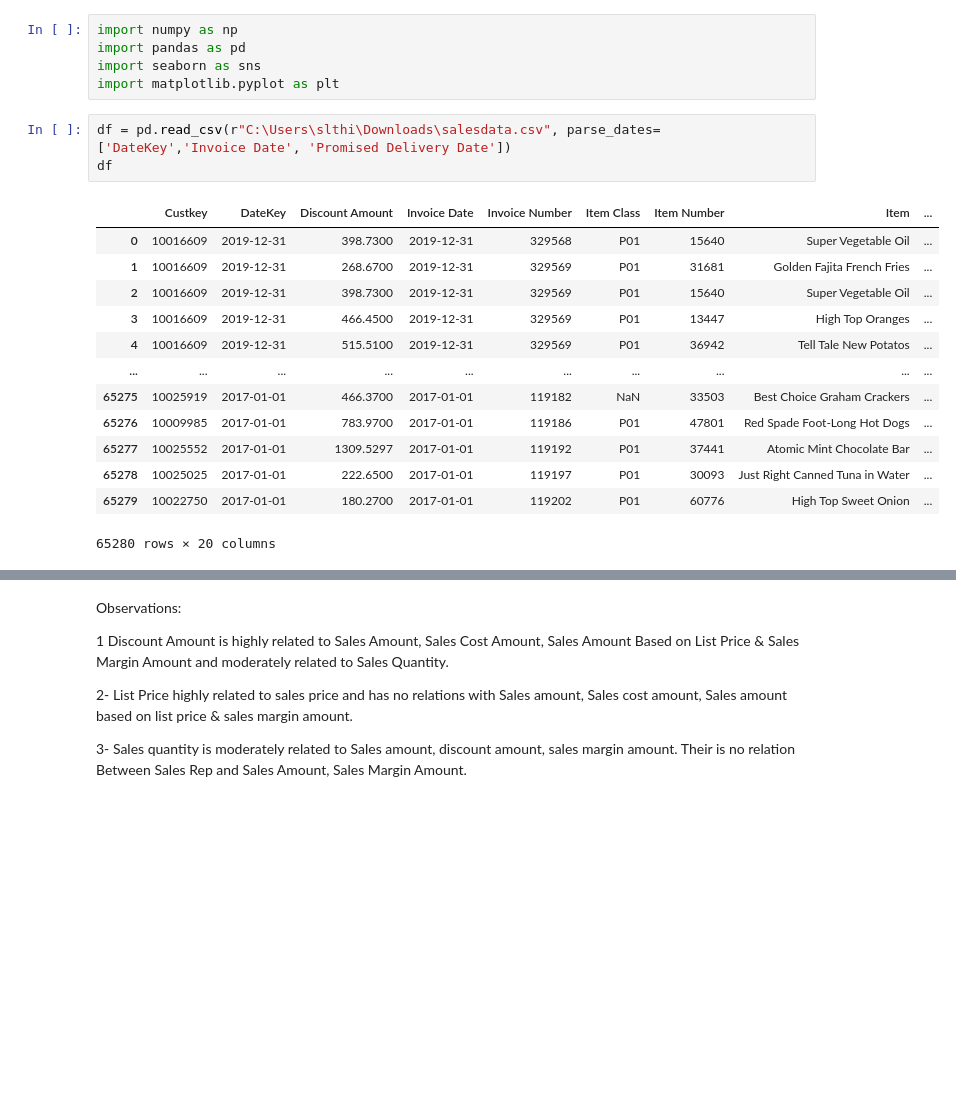
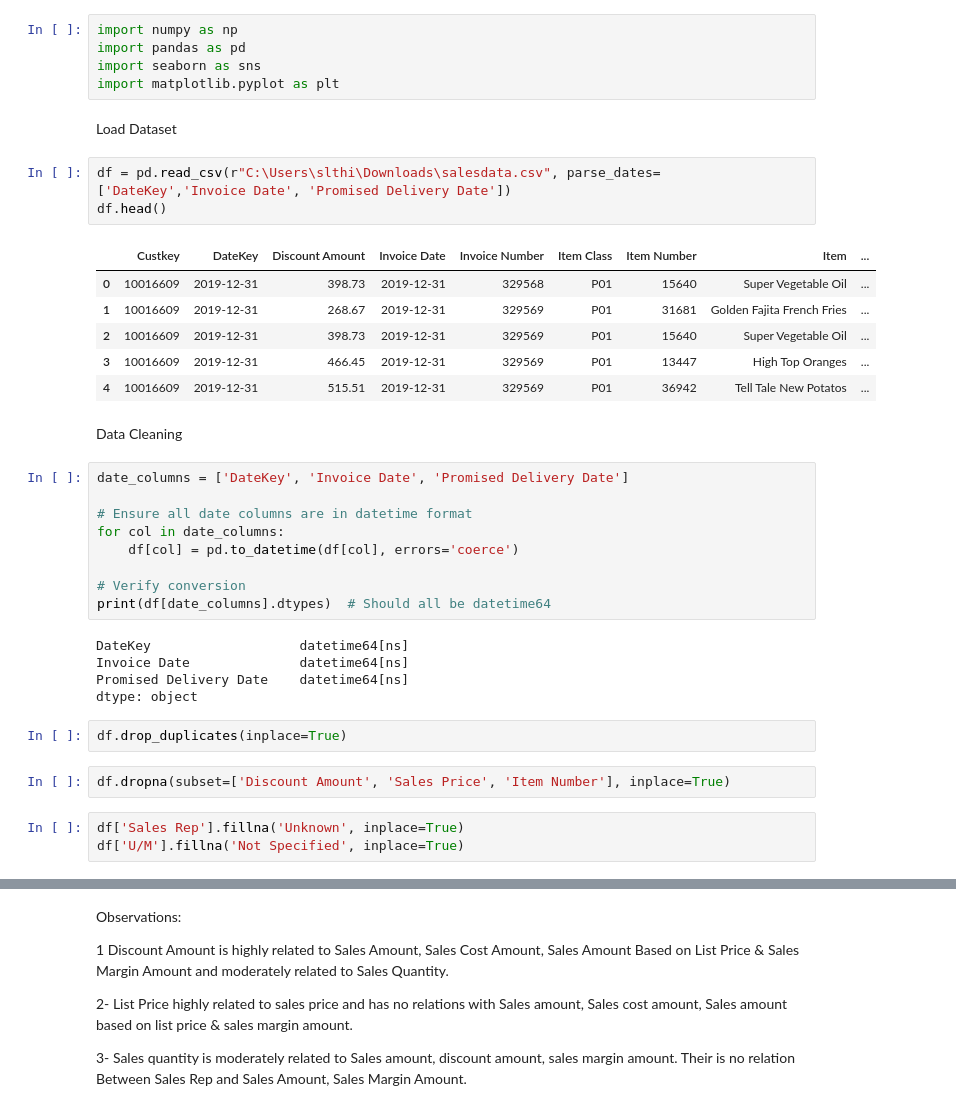
Before and after one commit to thithikshaslt/Amazon-Trends-Analysis, a Jupyter notebook: AmazonProject.ipynb, the cells around one changed output, grey strips where cells are left out. Saved outputs shown, nothing was run; the diff lists cells and outputs as text; blank space fills up the shorter version.

```diff
--- a/AmazonProject.ipynb
+++ b/AmazonProject.ipynb
@@ -3,20 +3,38 @@ import numpy as np
 import pandas as pd
 import seaborn as sns
 import matplotlib.pyplot as plt
+# %% [markdown]
+Load Dataset
 # %%
 df = pd.read_csv(r"C:\Users\slthi\Downloads\salesdata.csv", parse_dates=['DateKey','Invoice Date', 'Promised Delivery Date'])
-df
+df.head()
 # %% [output]
 |  | Custkey | DateKey | Discount Amount | Invoice Date | Invoice Number | Item Class | Item Number | Item | ... |
-| 0 | 10016609 | 2019-12-31 | 398.7300 | 2019-12-31 | 329568 | P01 | 15640 | Super Vegetable Oil | ... |
-| 1 | 10016609 | 2019-12-31 | 268.6700 | 2019-12-31 | 329569 | P01 | 31681 | Golden Fajita French Fries | ... |
-| 2 | 10016609 | 2019-12-31 | 398.7300 | 2019-12-31 | 329569 | P01 | 15640 | Super Vegetable Oil | ... |
-| 3 | 10016609 | 2019-12-31 | 466.4500 | 2019-12-31 | 329569 | P01 | 13447 | High Top Oranges | ... |
-| 4 | 10016609 | 2019-12-31 | 515.5100 | 2019-12-31 | 329569 | P01 | 36942 | Tell Tale New Potatos | ... |
-| ... | ... | ... | ... | ... | ... | ... | ... | ... | ... |
-| 65275 | 10025919 | 2017-01-01 | 466.3700 | 2017-01-01 | 119182 | NaN | 33503 | Best Choice Graham Crackers | ... |
-| 65276 | 10009985 | 2017-01-01 | 783.9700 | 2017-01-01 | 119186 | P01 | 47801 | Red Spade Foot-Long Hot Dogs | ... |
-| 65277 | 10025552 | 2017-01-01 | 1309.5297 | 2017-01-01 | 119192 | P01 | 37441 | Atomic Mint Chocolate Bar | ... |
-| 65278 | 10025025 | 2017-01-01 | 222.6500 | 2017-01-01 | 119197 | P01 | 30093 | Just Right Canned Tuna in Water | ... |
-| 65279 | 10022750 | 2017-01-01 | 180.2700 | 2017-01-01 | 119202 | P01 | 60776 | High Top Sweet Onion | ... |
+| 0 | 10016609 | 2019-12-31 | 398.73 | 2019-12-31 | 329568 | P01 | 15640 | Super Vegetable Oil | ... |
+| 1 | 10016609 | 2019-12-31 | 268.67 | 2019-12-31 | 329569 | P01 | 31681 | Golden Fajita French Fries | ... |
+| 2 | 10016609 | 2019-12-31 | 398.73 | 2019-12-31 | 329569 | P01 | 15640 | Super Vegetable Oil | ... |
+| 3 | 10016609 | 2019-12-31 | 466.45 | 2019-12-31 | 329569 | P01 | 13447 | High Top Oranges | ... |
+| 4 | 10016609 | 2019-12-31 | 515.51 | 2019-12-31 | 329569 | P01 | 36942 | Tell Tale New Potatos | ... |
-65280 rows × 20 columns
+# %% [markdown]
+Data Cleaning
+# %%
+date_columns = ['DateKey', 'Invoice Date', 'Promised Delivery Date']
+
+# Ensure all date columns are in datetime format
+for col in date_columns:
+    df[col] = pd.to_datetime(df[col], errors='coerce')
+
+# Verify conversion
+print(df[date_columns].dtypes)  # Should all be datetime64
+# %% [output]
+DateKey                   datetime64[ns]
+Invoice Date              datetime64[ns]
+Promised Delivery Date    datetime64[ns]
+dtype: object
+# %%
+df.drop_duplicates(inplace=True)
+# %%
+df.dropna(subset=['Discount Amount', 'Sales Price', 'Item Number'], inplace=True)
+# %%
+df['Sales Rep'].fillna('Unknown', inplace=True)
+df['U/M'].fillna('Not Specified', inplace=True)
```
Also changed, not shown: parts of 39 cells of this notebook.
